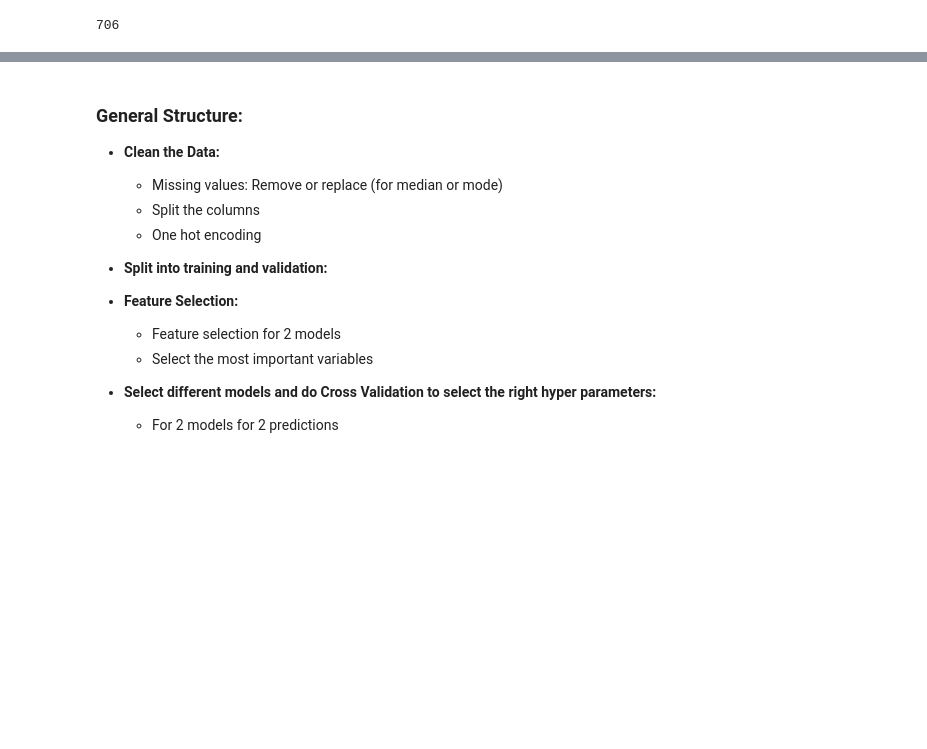
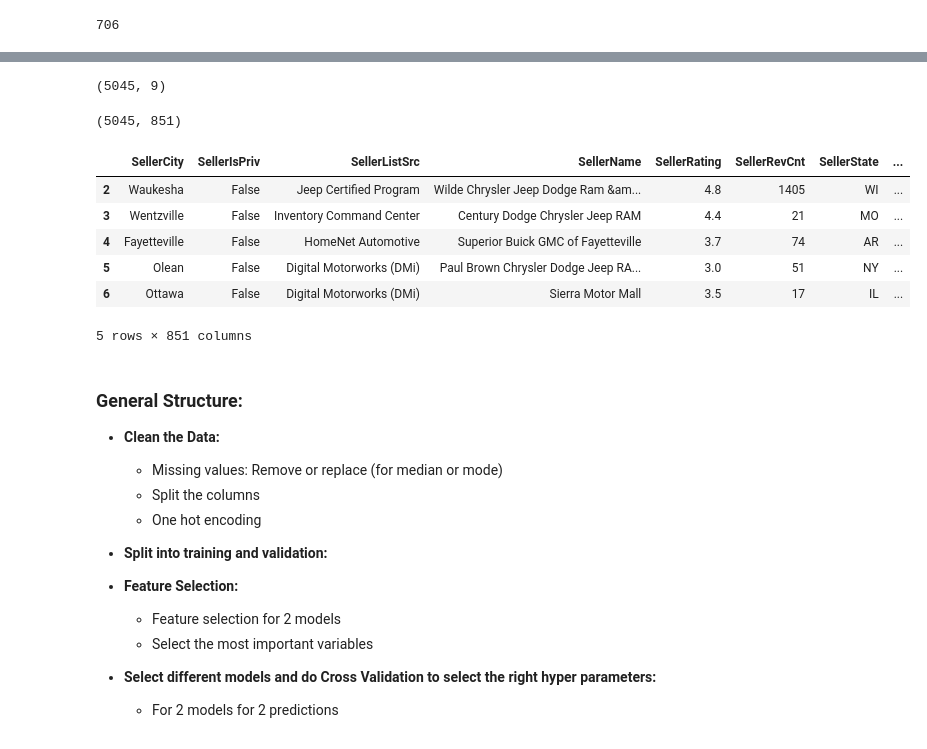
Before and after one commit to rodolfolermacontreras/Boeing_Assignment_1, a Jupyter notebook: Boeing_Assignment.ipynb, the cells around one changed output, grey strips where cells are left out. Saved outputs shown, nothing was run; the diff lists cells and outputs as text; code cells hidden in the pictures; blank space fills up the shorter version.

Commit message:
Missing onehot encoding for other columns

```diff
--- a/Boeing_Assignment.ipynb
+++ b/Boeing_Assignment.ipynb
@@ -190,8 +202,37 @@ TypeError: 'builtin_function_or_method' object is not iterable
+# %%
+list_of_lists2 = []
+for i in range(len(mySeries2)):
+    w = mySeries2[i]
+    letter_list2 = w.split(",")
+    list_of_lists2.append(letter_list2)
+# %%
+test2 = pd.Series(list_of_lists2)
+
+mlb2 = MultiLabelBinarizer()
 # %%
-mlb2 = MultiLabelBinarizer()
-other = pd.DataFrame(mlb.fit_transform(mySeries),
-                          columns=mlb.classes_,
-                          index=df.index))
+onehot_VehHistory = pd.DataFrame(mlb.fit_transform(test2),
+                   columns=mlb.classes_,
+                   index=test2.index)
+# %%
+onehot_VehHistory.shape
+# %% [output]
+(5045, 9)
+# %%
+data.shape
+# %% [output]
+(5045, 851)
+# %%
+data = data.join(onehot_VehHistory)
+# %%
+data.head()
+# %% [output]
+|  | SellerCity | SellerIsPriv | SellerListSrc | SellerName | SellerRating | SellerRevCnt | SellerState | ... |
+| 2 | Waukesha | False | Jeep Certified Program | Wilde Chrysler Jeep Dodge Ram &am... | 4.8 | 1405 | WI | ... |
+| 3 | Wentzville | False | Inventory Command Center | Century Dodge Chrysler Jeep RAM | 4.4 | 21 | MO | ... |
+| 4 | Fayetteville | False | HomeNet Automotive | Superior Buick GMC of Fayetteville | 3.7 | 74 | AR | ... |
+| 5 | Olean | False | Digital Motorworks (DMi) | Paul Brown Chrysler Dodge Jeep RA... | 3.0 | 51 | NY | ... |
+| 6 | Ottawa | False | Digital Motorworks (DMi) | Sierra Motor Mall | 3.5 | 17 | IL | ... |
+5 rows × 851 columns
 # %% [markdown]
 ### General Structure:
 
```
Also changed, not shown: parts of 15 cells of this notebook.
